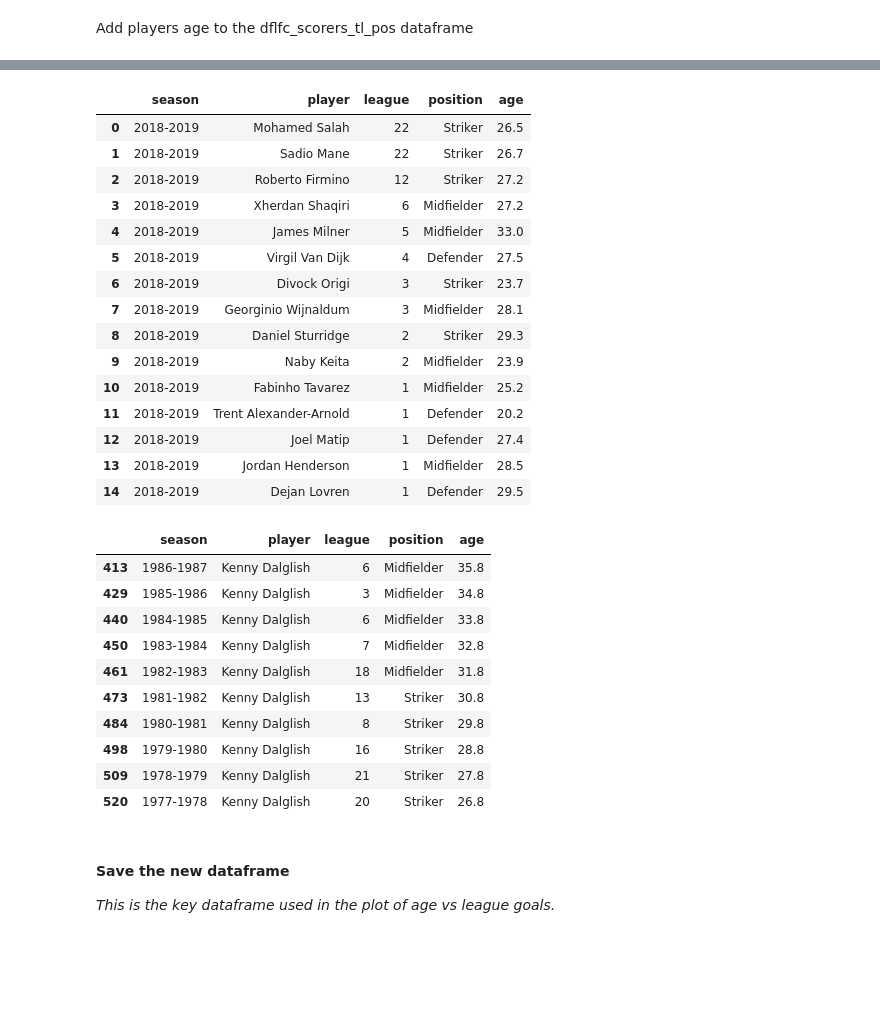
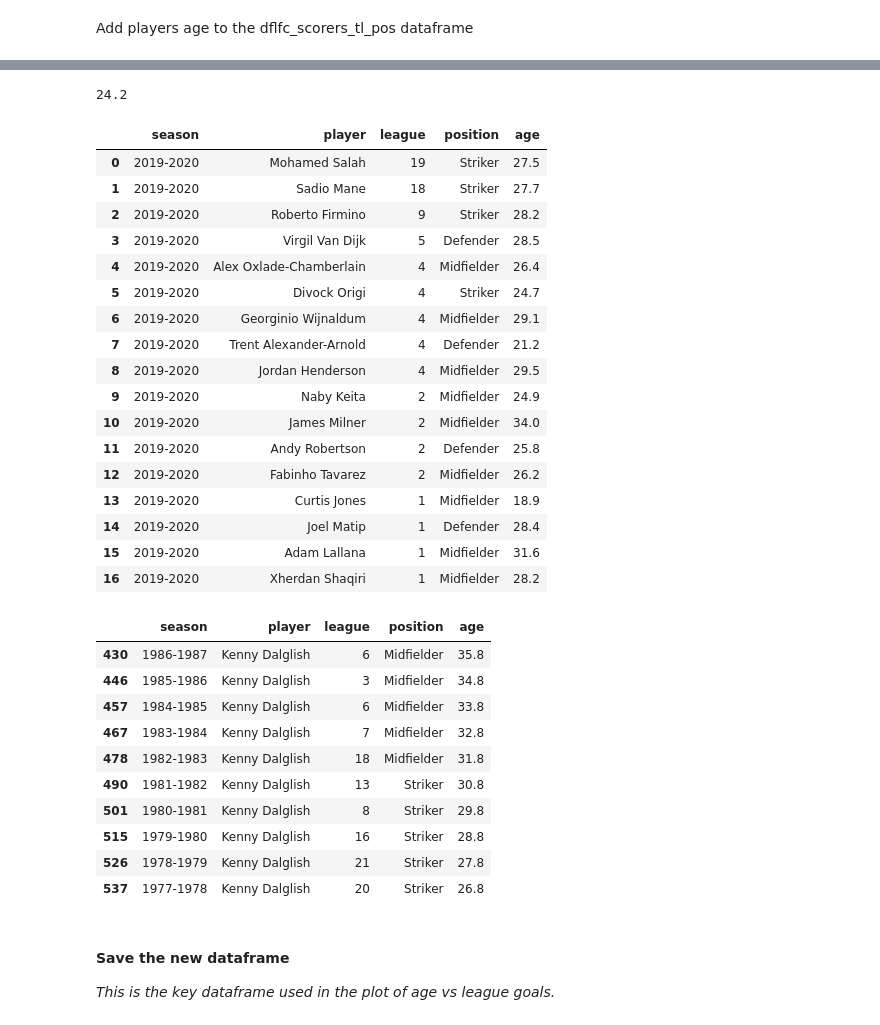
Before and after one commit to terrydolan/lfcgmR, a Jupyter notebook: lfcgmR.ipynb, the cells around one changed output, grey strips where cells are left out. Saved outputs shown, nothing was run; the diff lists cells and outputs as text; code cells hidden in the pictures; blank space fills up the shorter version.

Commit message:
Update for season 2019-20

```diff
--- a/lfcgmR.ipynb
+++ b/lfcgmR.ipynb
@@ -133,10 +146,10 @@ rpy2 version: 2.9.4
 LG_SEASON_START = '1893-1894' # first league season (2nd Division)
 SEASON_START = '1892-1893' # first season in existance
 # modify the following, as required
-SEASON_END = '2018-2019' # most recent season
-PLAYERS_CSV_MONTH = 'August' # month of players csv extract
-PLAYERS_CSV_YEAR = '2019' # year of players csv extract
-NUMBER_OF_SEASONS = 104 # 104 in 2018-2019
+SEASON_END = '2019-2020' # most recent season
+PLAYERS_CSV_MONTH = 'September' # month of players csv extract
+PLAYERS_CSV_YEAR = '2020' # year of players csv extract
+NUMBER_OF_SEASONS = 105 # 104 in 2019-2020
 
 # define input csv files
 print('\nLocation of the input csv data files:')
@@ -392,7 +429,12 @@ dflfc_scorers_tl_pos.tail()
 ### Create a dataframe of players with birthdate and country of birth
 # %%
 print('Loading LFC scorers csv from {}'.format(LFC_PLAYERS_CSV_FILE_UPDATED))
-dflfc_players = pd.read_csv(LFC_PLAYERS_CSV_FILE_UPDATED, parse_dates=['birthdate'])
-assert dflfc_players.birthdate.dtypes == 'datetime64[ns]'
+dflfc_players = pd.read_csv(LFC_PLAYERS_CSV_FILE_UPDATED, parse_dates=['Birthdate'])
+assert dflfc_players.Birthdate.dtypes == 'datetime64[ns]'
+
+# set column names back to lowercase
+dflfc_players.rename(columns={'Player':'player', 'Birthdate':'birthdate',
+                              'Birthplace':'birthplace', 'Country':'country'}, inplace=True)
+
 dflfc_players.shape
 # %% [output]
@@ -531,6 +573,11 @@ def age_at_season(player, season, dflfc_players=dflfc_players):
     yr_fraction = (result.months*30 + result.days)/365.2425
 
     return yr_int + round(yr_fraction, 1)
+# %%
+# show usage
+age_at_season('Ian Rush', '1985-1986')
+# %% [output]
+24.2
 # %%
 # test function age_at_season()
 
@@ -601,39 +648,41 @@ assert (age_at_season('Rigobert Song', '2005-2006') == 29.5)
 dflfc_scorers_tl_pos_age = dflfc_scorers_tl_pos.copy()
 dflfc_scorers_tl_pos_age['age'] = dflfc_scorers_tl_pos.apply(lambda row: age_at_season(row.player, row.season), axis=1)
 # %%
-dflfc_scorers_tl_pos_age.head(15)
+dflfc_scorers_tl_pos_age.head(17)
 # %% [output]
 |  | season | player | league | position | age |
-| 0 | 2018-2019 | Mohamed Salah | 22 | Striker | 26.5 |
-| 1 | 2018-2019 | Sadio Mane | 22 | Striker | 26.7 |
-| 2 | 2018-2019 | Roberto Firmino | 12 | Striker | 27.2 |
-| 3 | 2018-2019 | Xherdan Shaqiri | 6 | Midfielder | 27.2 |
-| 4 | 2018-2019 | James Milner | 5 | Midfielder | 33.0 |
-| 5 | 2018-2019 | Virgil Van Dijk | 4 | Defender | 27.5 |
-| 6 | 2018-2019 | Divock Origi | 3 | Striker | 23.7 |
-| 7 | 2018-2019 | Georginio Wijnaldum | 3 | Midfielder | 28.1 |
-| 8 | 2018-2019 | Daniel Sturridge | 2 | Striker | 29.3 |
-| 9 | 2018-2019 | Naby Keita | 2 | Midfielder | 23.9 |
-| 10 | 2018-2019 | Fabinho Tavarez | 1 | Midfielder | 25.2 |
-| 11 | 2018-2019 | Trent Alexander-Arnold | 1 | Defender | 20.2 |
-| 12 | 2018-2019 | Joel Matip | 1 | Defender | 27.4 |
-| 13 | 2018-2019 | Jordan Henderson | 1 | Midfielder | 28.5 |
-| 14 | 2018-2019 | Dejan Lovren | 1 | Defender | 29.5 |
+| 0 | 2019-2020 | Mohamed Salah | 19 | Striker | 27.5 |
+| 1 | 2019-2020 | Sadio Mane | 18 | Striker | 27.7 |
+| 2 | 2019-2020 | Roberto Firmino | 9 | Striker | 28.2 |
+| 3 | 2019-2020 | Virgil Van Dijk | 5 | Defender | 28.5 |
+| 4 | 2019-2020 | Alex Oxlade-Chamberlain | 4 | Midfielder | 26.4 |
+| 5 | 2019-2020 | Divock Origi | 4 | Striker | 24.7 |
+| 6 | 2019-2020 | Georginio Wijnaldum | 4 | Midfielder | 29.1 |
+| 7 | 2019-2020 | Trent Alexander-Arnold | 4 | Defender | 21.2 |
+| 8 | 2019-2020 | Jordan Henderson | 4 | Midfielder | 29.5 |
+| 9 | 2019-2020 | Naby Keita | 2 | Midfielder | 24.9 |
+| 10 | 2019-2020 | James Milner | 2 | Midfielder | 34.0 |
+| 11 | 2019-2020 | Andy Robertson | 2 | Defender | 25.8 |
+| 12 | 2019-2020 | Fabinho Tavarez | 2 | Midfielder | 26.2 |
+| 13 | 2019-2020 | Curtis Jones | 1 | Midfielder | 18.9 |
+| 14 | 2019-2020 | Joel Matip | 1 | Defender | 28.4 |
+| 15 | 2019-2020 | Adam Lallana | 1 | Midfielder | 31.6 |
+| 16 | 2019-2020 | Xherdan Shaqiri | 1 | Midfielder | 28.2 |
 # %%
 # check data for Kenny Dalglish
 dflfc_scorers_tl_pos_age[dflfc_scorers_tl_pos_age.player=='Kenny Dalglish']
 # %% [output]
 |  | season | player | league | position | age |
-| 413 | 1986-1987 | Kenny Dalglish | 6 | Midfielder | 35.8 |
-| 429 | 1985-1986 | Kenny Dalglish | 3 | Midfielder | 34.8 |
-| 440 | 1984-1985 | Kenny Dalglish | 6 | Midfielder | 33.8 |
-| 450 | 1983-1984 | Kenny Dalglish | 7 | Midfielder | 32.8 |
-| 461 | 1982-1983 | Kenny Dalglish | 18 | Midfielder | 31.8 |
-| 473 | 1981-1982 | Kenny Dalglish | 13 | Striker | 30.8 |
-| 484 | 1980-1981 | Kenny Dalglish | 8 | Striker | 29.8 |
-| 498 | 1979-1980 | Kenny Dalglish | 16 | Striker | 28.8 |
-| 509 | 1978-1979 | Kenny Dalglish | 21 | Striker | 27.8 |
-| 520 | 1977-1978 | Kenny Dalglish | 20 | Striker | 26.8 |
+| 430 | 1986-1987 | Kenny Dalglish | 6 | Midfielder | 35.8 |
+| 446 | 1985-1986 | Kenny Dalglish | 3 | Midfielder | 34.8 |
+| 457 | 1984-1985 | Kenny Dalglish | 6 | Midfielder | 33.8 |
+| 467 | 1983-1984 | Kenny Dalglish | 7 | Midfielder | 32.8 |
+| 478 | 1982-1983 | Kenny Dalglish | 18 | Midfielder | 31.8 |
+| 490 | 1981-1982 | Kenny Dalglish | 13 | Striker | 30.8 |
+| 501 | 1980-1981 | Kenny Dalglish | 8 | Striker | 29.8 |
+| 515 | 1979-1980 | Kenny Dalglish | 16 | Striker | 28.8 |
+| 526 | 1978-1979 | Kenny Dalglish | 21 | Striker | 27.8 |
+| 537 | 1977-1978 | Kenny Dalglish | 20 | Striker | 26.8 |
 # %% [markdown]
 #### Save the new dataframe
 _This is the key dataframe used in the plot of age vs league goals._
```
Also changed, not shown: parts of 125 cells of this notebook, 5 other files.
